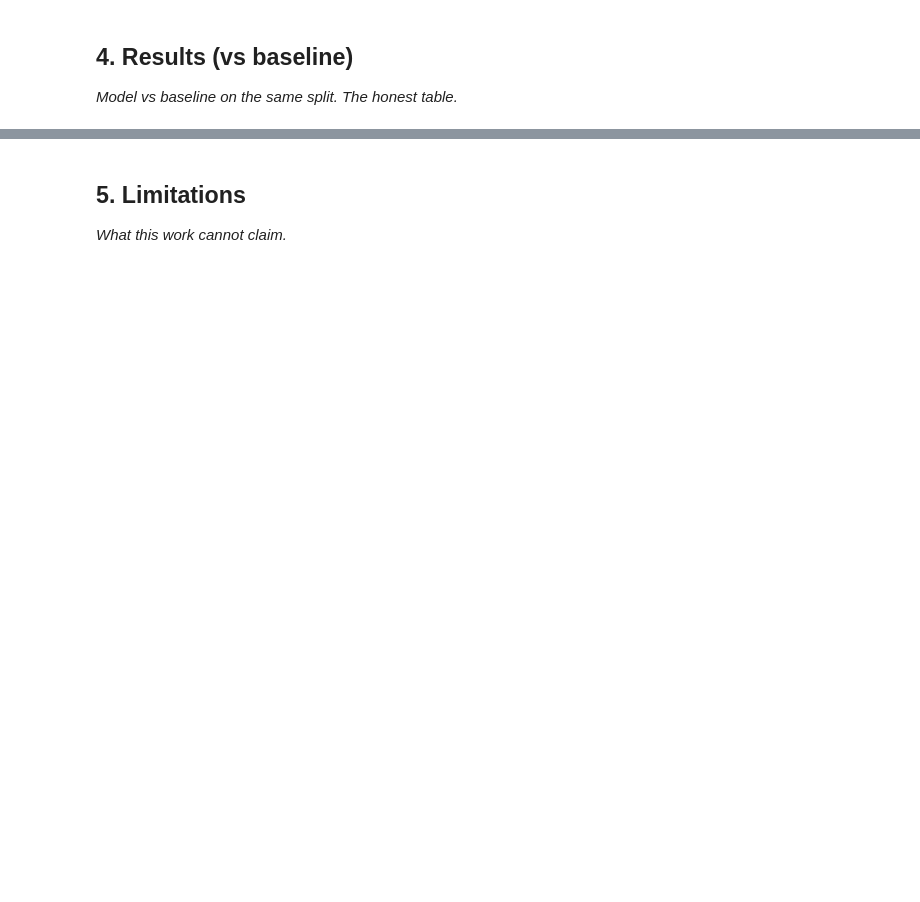
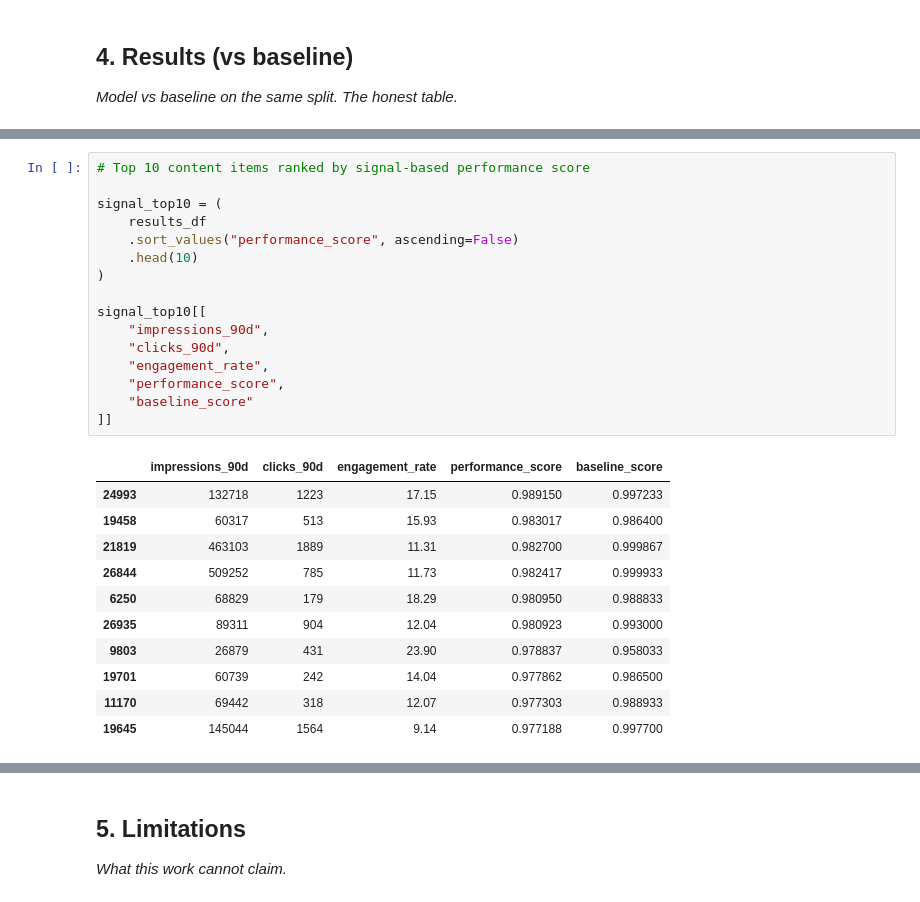
Before and after one commit to noor00-ai/fly_rank_intern, a Jupyter notebook: work/notebooks/capstone.ipynb, the cells around one changed output, grey strips where cells are left out. Cells and saved outputs as stored; diff of their text form; blank space fills up the shorter version.

```diff
--- a/work/notebooks/capstone.ipynb
+++ b/work/notebooks/capstone.ipynb
@@ -24,0 +379,28 @@ This skeleton is yours to fill. Work the sections **in order** — each one has
+# %%
+# Top 10 content items ranked by signal-based performance score
+
+signal_top10 = (
+    results_df
+    .sort_values("performance_score", ascending=False)
+    .head(10)
+)
+
+signal_top10[[
+    "impressions_90d",
+    "clicks_90d",
+    "engagement_rate",
+    "performance_score",
+    "baseline_score"
+]]
+# %% [output]
+|  | impressions_90d | clicks_90d | engagement_rate | performance_score | baseline_score |
+| 24993 | 132718 | 1223 | 17.15 | 0.989150 | 0.997233 |
+| 19458 | 60317 | 513 | 15.93 | 0.983017 | 0.986400 |
+| 21819 | 463103 | 1889 | 11.31 | 0.982700 | 0.999867 |
+| 26844 | 509252 | 785 | 11.73 | 0.982417 | 0.999933 |
+| 6250 | 68829 | 179 | 18.29 | 0.980950 | 0.988833 |
+| 26935 | 89311 | 904 | 12.04 | 0.980923 | 0.993000 |
+| 9803 | 26879 | 431 | 23.90 | 0.978837 | 0.958033 |
+| 19701 | 60739 | 242 | 14.04 | 0.977862 | 0.986500 |
+| 11170 | 69442 | 318 | 12.07 | 0.977303 | 0.988933 |
+| 19645 | 145044 | 1564 | 9.14 | 0.977188 | 0.997700 |
```
Also changed, not shown: parts of 27 cells of this notebook.
